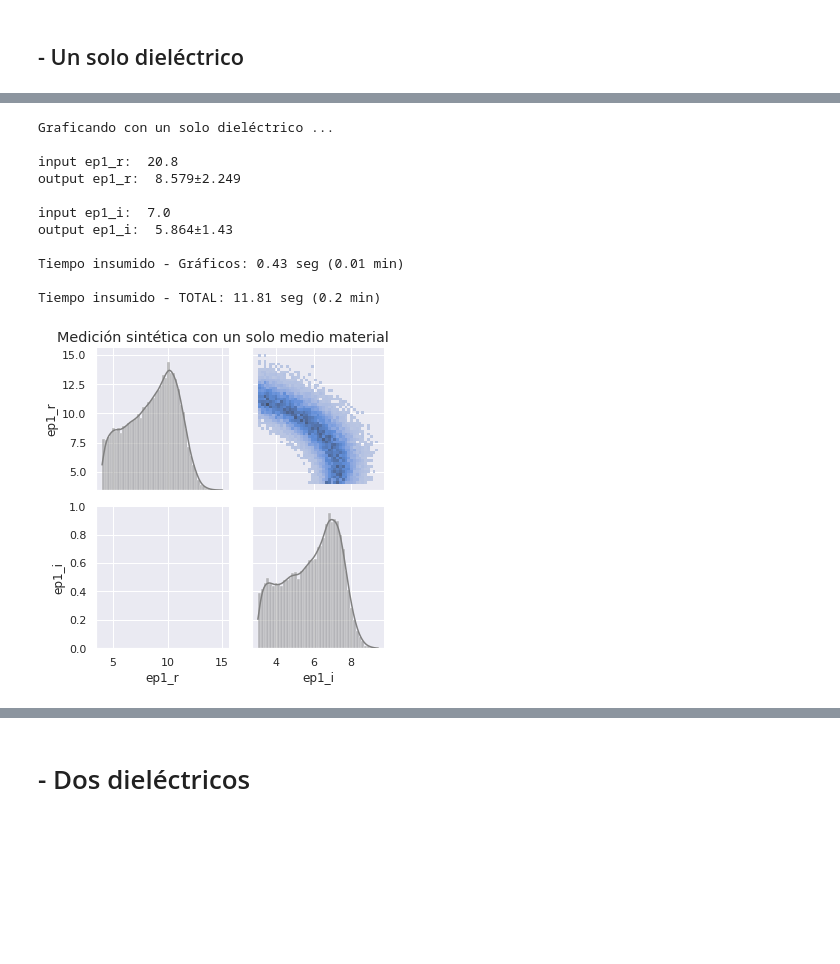
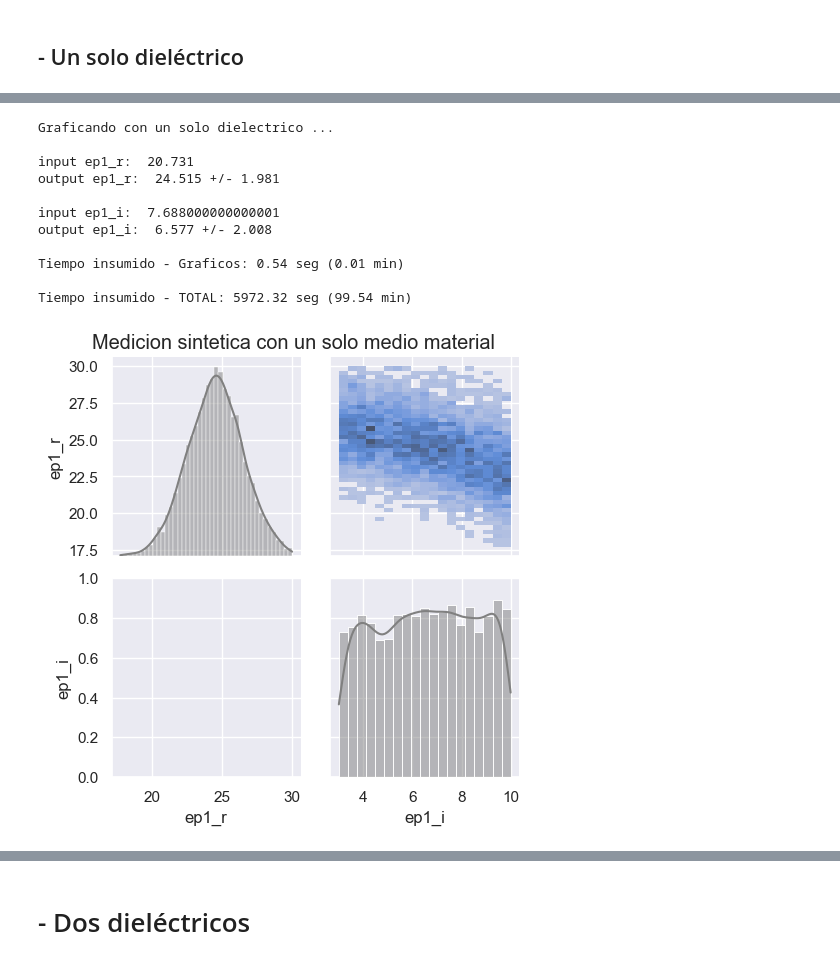
Before and after one commit to Coraline-github/tesis, a Jupyter notebook: Bayesiano/ajustes/ajustes_Bayes.ipynb, the cells around one changed output, grey strips where cells are left out. Cells and saved outputs as stored; diff of their text form; code cells hidden in the pictures; blank space fills up the shorter version.

Commit message:
edits ajustes bayes

```diff
--- a/Bayesiano/ajustes/ajustes_Bayes.ipynb
+++ b/Bayesiano/ajustes/ajustes_Bayes.ipynb
@@ -86 +81,26 @@ dim fpos: 380
+# %%
+## Mediciones con el hydra
+if Y == '0':
+    # mayo
+    ep1_obs = (20.731 + 1j*8.688) - 1j #2cm
+    ep2_obs = (23.299 + 1j*9.799) - 1j #6,5cm
+    ep3_obs = (25.813+10.474j) - 1j #12cm
+
+elif Y == '1':
+    # junio
+    ep1_obs = (11.496 +1j*4.028) - 1j #2,5cm
+    ep2_obs = (13.894 + 1j*5.12) - 1j #7cm
+    ep3_obs = (22.823 + 1j*18.73) - 1j #13cm
+
+elif Y == '2':
+    # julio
+    ep1_obs = (8.129 +1j*4.91) -1j #2cm
+    ep2_obs = (10.302 + 1j*6.12) -1j #7cm
+    ep3_obs = (11.268 + 1j*6.695) -1j#14cm
+
+else:
+    # agosto
+    ep1_obs = 7.6 + 1j*4.36 #2cm
+    ep2_obs = 7.54 + 1j*3.94 #9cm
+    ep3_obs = 0 #no se medio otra humedad
 # %%
@@ -146,10 +178,10 @@ Skin Depth a long. onda max: 2.61cm
 # %%
-%run /home/tele/Desktop/UWB/codigos_auxiliares/Bayes2.ipynb
+%run Bayes2.ipynb
 
 t0 = time.time()
 # nro de muestras que va a utilizar el método
 noise_level = 2.25e-2
-muestras = 5000
+muestras = 1000
 # error de la medición
 sigmas = noise_level*np.ones((1,len(Star)))
 
@@ -177,6 +212,7 @@ Tiempo insumido - Inf. Bayesiana: 9.12 seg (0.15 min)
 # %%
+%%capture cap --no-stderr
 t2 = time.time()
-print('Graficando con un solo dieléctrico ...')
+print('Graficando con un solo dielectrico ...')
 
 ep1_r_mean = round(np.mean(traza_sim_1layer['ep1_r']),3)
 ep1_r_std = round(np.std(traza_sim_1layer['ep1_r']),3)
@@ -191,45 +227,48 @@ plotear = np.stack((traza_sim_1layer['ep1_r'], traza_sim_1layer['ep1_i'])).T
 dfplotear = pd.DataFrame(plotear, columns = ['ep1_r', 'ep1_i'])
 
 
 g = sns.PairGrid(dfplotear)
-g.fig.suptitle('Medición sintética con un solo medio material', y=1.01, fontsize = 'large')
+g.fig.suptitle('Medicion sintetica con un solo medio material', y=1.01, fontsize = 'large')
 g.map_upper(sns.histplot)
 # g.map_lower(sns.kdeplot, fill=True)
 g.map_diag(sns.histplot, kde=True, color='.5')
 # g.axes[0,0].axvline(np.real(ep1_obs), color='r', linestyle='solid', linewidth=0.5)
 # g.axes[1,0].scatter(np.real(ep1_obs), np.imag(ep1_obs), marker="+", c='r', s=200)
 # g.axes[1,1].axvline(np.imag(ep1_obs), color='r', linestyle='solid', linewidth=0.5)
 
 
 print()
 print('input ep1_r: ', np.real(ep1_obs))
-print('output ep1_r: ', str(ep1_r_mean)+"\u00B1"+str(ep1_r_std))
+print('output ep1_r: ', str(ep1_r_mean)+" +/- "+str(ep1_r_std))
 print()
 print('input ep1_i: ', np.imag(ep1_obs))
-print('output ep1_i: ', str(ep1_i_mean)+"\u00B1"+str(ep1_i_std))
+print('output ep1_i: ', str(ep1_i_mean)+" +/- "+str(ep1_i_std))
 print()
 
 t3 = time.time()
-print('Tiempo insumido - Gráficos: '+str(round(t3-t2,2))+' seg', '('+str(round((t3-t2)/60,2))+' min)')
+print('Tiempo insumido - Graficos: '+str(round(t3-t2,2))+' seg', '('+str(round((t3-t2)/60,2))+' min)')
 print()
 
 print('Tiempo insumido - TOTAL: '+str(round(t3-t0,2))+' seg', '('+str(round((t3-t0)/60,2))+' min)')
 print()
 print()
 print()
+
+with open('output.txt', 'w') as grr:
+    grr.write(str(cap))
 # %% [output]
-Graficando con un solo dieléctrico ...
+Graficando con un solo dielectrico ...
 
-input ep1_r:  20.8
-output ep1_r:  8.579±2.249
+input ep1_r:  20.731
+output ep1_r:  24.515 +/- 1.981
 
-input ep1_i:  7.0
-output ep1_i:  5.864±1.43
+input ep1_i:  7.688000000000001
+output ep1_i:  6.577 +/- 2.008
 
-Tiempo insumido - Gráficos: 0.43 seg (0.01 min)
+Tiempo insumido - Graficos: 0.54 seg (0.01 min)
 
-Tiempo insumido - TOTAL: 11.81 seg (0.2 min)
+Tiempo insumido - TOTAL: 5972.32 seg (99.54 min)
-[figure, old version]
+[figure, new version]
 # %%
 EP1 = ep1_r_mean + 1j*ep1_i_mean
 S_fit = Scal*R_ep(EP1)
```
Also changed, not shown: parts of 11 cells of this notebook, 10 other files.
